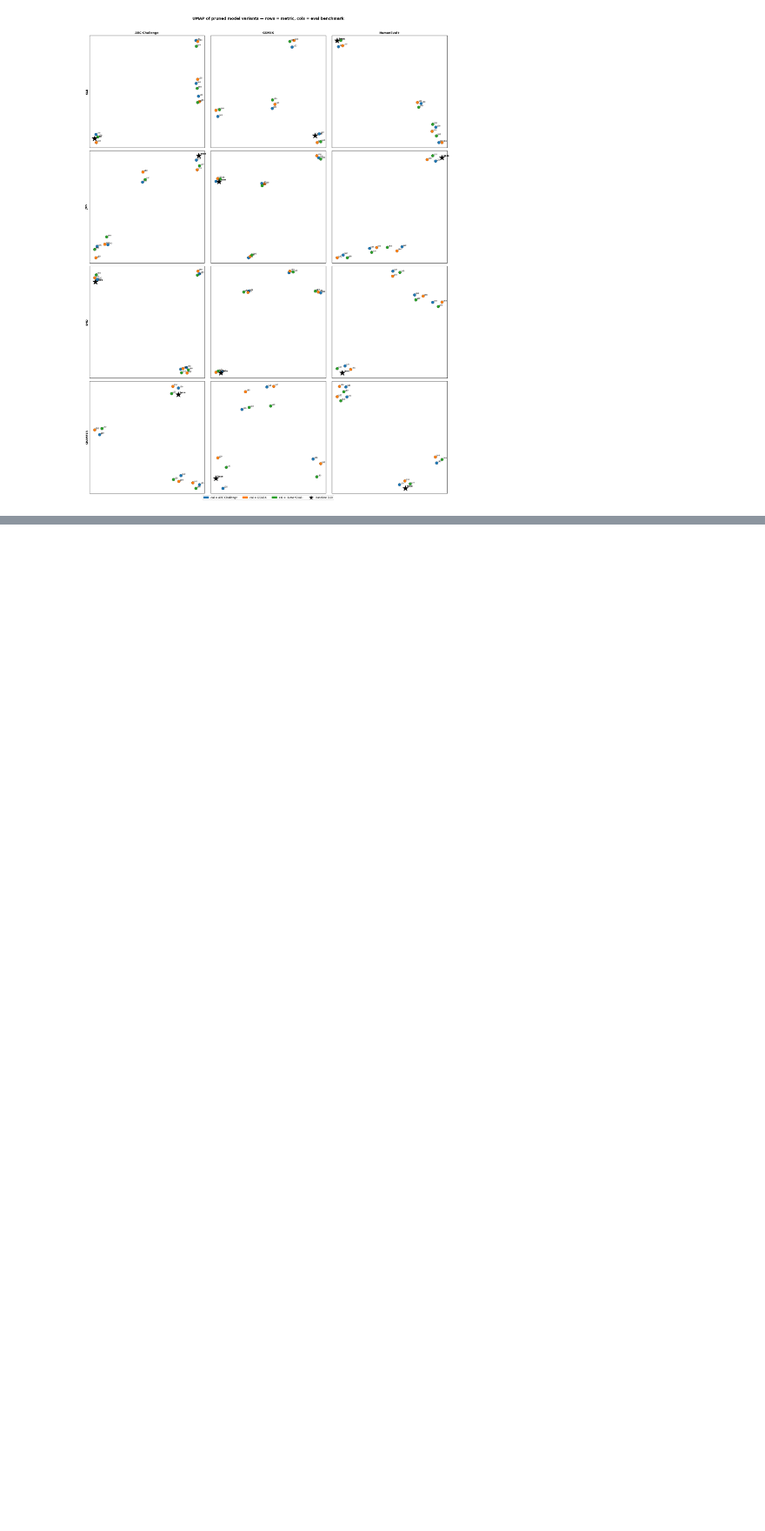
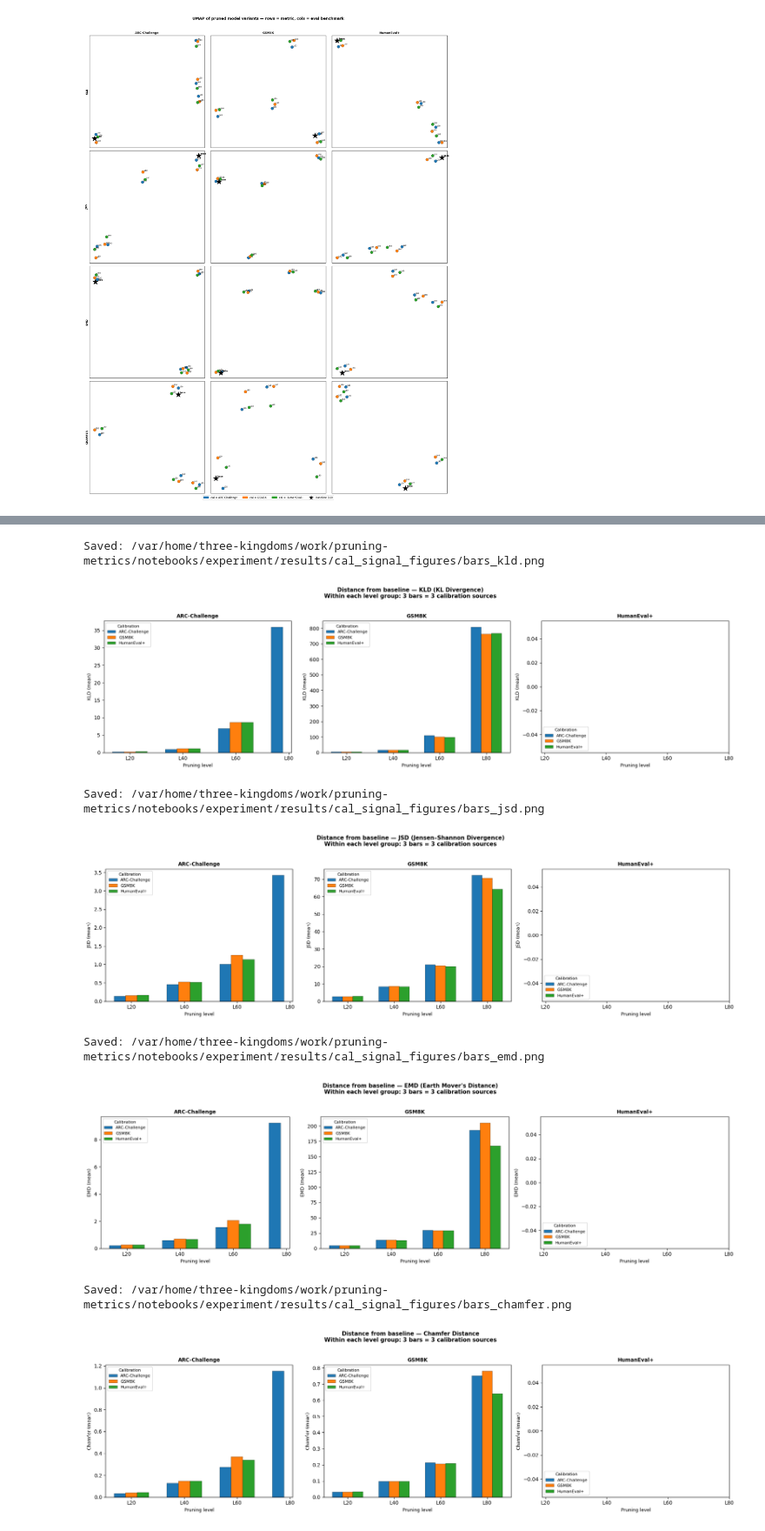
Before and after one commit to rengzhengcodes/pruning-metrics, a Jupyter notebook: notebooks/experiment/05_tsne.ipynb, the cells around one changed output, grey strips where cells are left out. Shown at 87% size. Drawn from its saved outputs; the diff is of its cells as text; code cells hidden in the pictures; blank space fills up the shorter version.

Commit message:
unsaved items

```diff
--- a/notebooks/experiment/05_tsne.ipynb
+++ b/notebooks/experiment/05_tsne.ipynb
@@ -645,0 +662,73 @@ Saved summary: /var/home/three-kingdoms/work/pruning-metrics/notebooks/experimen
+# %%
+import csv
+
+# Load CSV (no pandas dependency)
+with open(RESULTS_DIR / "metric_space_combined.csv") as _f:
+    _rows = list(csv.DictReader(_f))
+
+# Only non-baseline rows, filter out small-sample flag
+_data = [
+    r for r in _rows
+    if float(r["pruning_level"]) > 0 and r["small_sample"] == "False"
+]
+
+BAR_METRICS = {
+    "kld":     ("kld_mean",     "KLD (mean)"),
+    "jsd":     ("jsd_mean",     "JSD (mean)"),
+    "emd":     ("emd_mean",     "EMD (mean)"),
+    "chamfer": ("chamfer_mean", "Chamfer (mean)"),
+}
+
+BAR_FIGURES_DIR = RESULTS_DIR / "cal_signal_figures"
+BAR_FIGURES_DIR.mkdir(exist_ok=True)
+
+x_levels = [20, 40, 60, 80]
+cal_order = ["arc_challenge", "gsm8k", "humaneval"]
+n_cals    = len(cal_order)
+width     = 0.22
+offsets   = np.linspace(-(n_cals - 1) / 2, (n_cals - 1) / 2, n_cals) * width
+
+for metric_name, (col, ylabel) in BAR_METRICS.items():
+    fig, axes = plt.subplots(1, 3, figsize=(18, 5))
+    for ax, eval_bench in zip(axes, DATASETS):
+        bench_rows = {r["cal"]: {} for r in _data if r["eval"] == eval_bench}
+        for r in _data:
+            if r["eval"] != eval_bench:
+                continue
+            bench_rows[r["cal"]][int(float(r["pruning_level"]))] = float(r[col])
+
+        x_pos = np.arange(len(x_levels))
+        for c_idx, cal in enumerate(cal_order):
+            vals = [bench_rows.get(cal, {}).get(lv, float("nan")) for lv in x_levels]
+            ax.bar(
+                x_pos + offsets[c_idx], vals, width=width,
+                color=CAL_COLORS[cal], label=BENCHMARK_LABELS[cal],
+                edgecolor="k", linewidth=0.3,
+            )
+
+        ax.set_xticks(x_pos)
+        ax.set_xticklabels([f"L{lv}" for lv in x_levels])
+        ax.set_xlabel("Pruning level", fontsize=9)
+        ax.set_ylabel(ylabel, fontsize=9)
+        ax.set_title(BENCHMARK_LABELS[eval_bench], fontsize=10, fontweight="bold")
+        ax.legend(fontsize=8, title="Calibration", title_fontsize=8)
+
+    fig.suptitle(
+        f"Distance from baseline — {METRIC_TITLES[metric_name]}\n"
+        "Within each level group: 3 bars = 3 calibration sources",
+        fontsize=11, fontweight="bold", y=1.02,
+    )
+    fig.tight_layout()
+    out = BAR_FIGURES_DIR / f"bars_{metric_name}.png"
+    fig.savefig(out, dpi=150, bbox_inches="tight")
+    print(f"Saved: {out}")
+    plt.show()
+# %% [output]
+Saved: /var/home/three-kingdoms/work/pruning-metrics/notebooks/experiment/results/cal_signal_figures/bars_kld.png
+[figure, added]
+Saved: /var/home/three-kingdoms/work/pruning-metrics/notebooks/experiment/results/cal_signal_figures/bars_jsd.png
+[figure, added]
+Saved: /var/home/three-kingdoms/work/pruning-metrics/notebooks/experiment/results/cal_signal_figures/bars_emd.png
+[figure, added]
+Saved: /var/home/three-kingdoms/work/pruning-metrics/notebooks/experiment/results/cal_signal_figures/bars_chamfer.png
+[figure, added]
```
Also changed, not shown: parts of 7 cells of this notebook, 3 other files.
